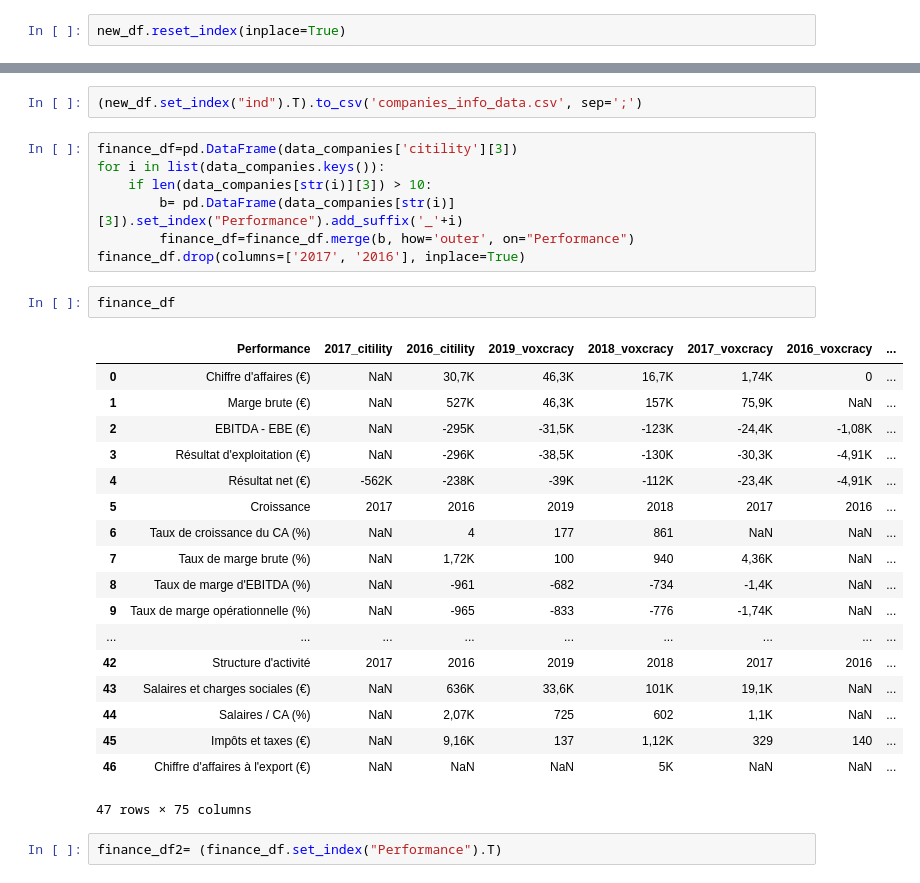
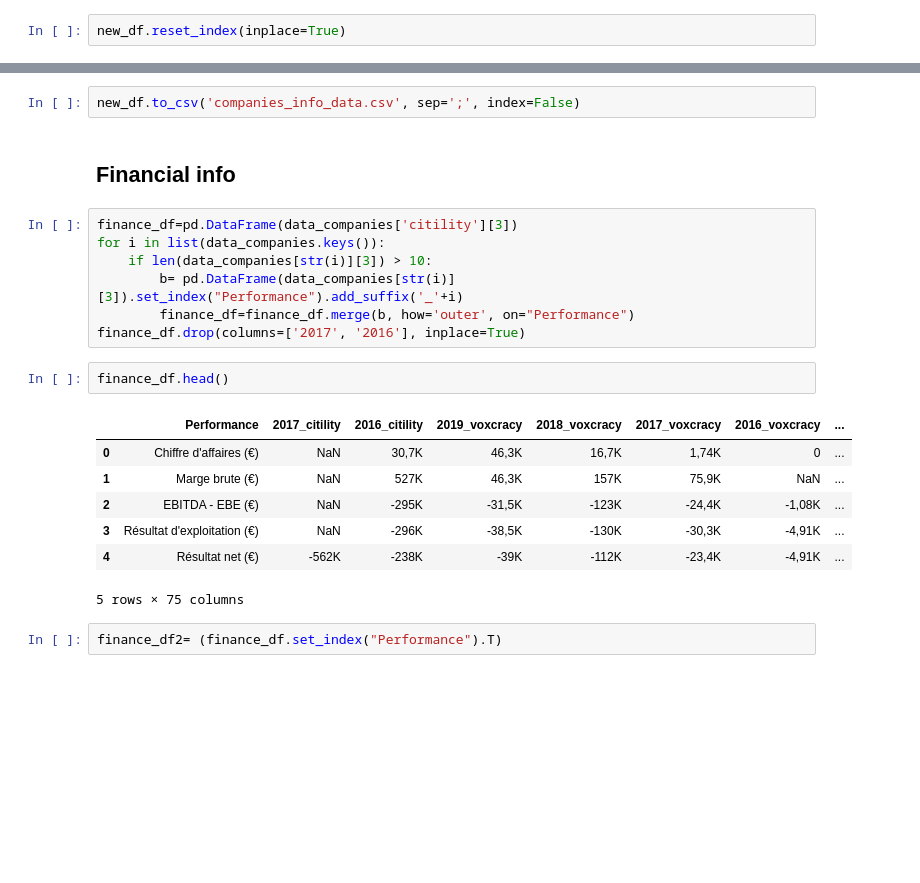
Before and after one commit to tatdef/IH_final_project, a Jupyter notebook: scraping_organizations/companies_data_scraping_1.ipynb, the cells around one changed output, grey strips where cells are left out. Drawn from its saved outputs; the diff is of its cells as text; blank space fills up the shorter version.

Commit message:
tables_to_sql file amendments

```diff
--- a/scraping_organizations/companies_data_scraping_1.ipynb
+++ b/scraping_organizations/companies_data_scraping_1.ipynb
@@ -228,5 +203,7 @@ new_df.T
 # %%
-(new_df.set_index("ind").T).to_csv('companies_info_data.csv', sep=';')
+new_df.to_csv('companies_info_data.csv', sep=';', index=False)
+# %% [markdown]
+## Financial info
 # %%
 finance_df=pd.DataFrame(data_companies['citility'][3])
 for i in list(data_companies.keys()):
@@ -235,26 +212,15 @@ for i in list(data_companies.keys()):
         finance_df=finance_df.merge(b, how='outer', on="Performance")
 finance_df.drop(columns=['2017', '2016'], inplace=True)
 # %%
-finance_df
+finance_df.head()
 # %% [output]
 |  | Performance | 2017_citility | 2016_citility | 2019_voxcracy | 2018_voxcracy | 2017_voxcracy | 2016_voxcracy | ... |
 | 0 | Chiffre d'affaires (€) | NaN | 30,7K | 46,3K | 16,7K | 1,74K | 0 | ... |
 | 1 | Marge brute (€) | NaN | 527K | 46,3K | 157K | 75,9K | NaN | ... |
 | 2 | EBITDA - EBE (€) | NaN | -295K | -31,5K | -123K | -24,4K | -1,08K | ... |
 | 3 | Résultat d'exploitation (€) | NaN | -296K | -38,5K | -130K | -30,3K | -4,91K | ... |
 | 4 | Résultat net (€) | -562K | -238K | -39K | -112K | -23,4K | -4,91K | ... |
-| 5 | Croissance | 2017 | 2016 | 2019 | 2018 | 2017 | 2016 | ... |
-| 6 | Taux de croissance du CA (%) | NaN | 4 | 177 | 861 | NaN | NaN | ... |
-| 7 | Taux de marge brute (%) | NaN | 1,72K | 100 | 940 | 4,36K | NaN | ... |
-| 8 | Taux de marge d'EBITDA (%) | NaN | -961 | -682 | -734 | -1,4K | NaN | ... |
-| 9 | Taux de marge opérationnelle (%) | NaN | -965 | -833 | -776 | -1,74K | NaN | ... |
-| ... | ... | ... | ... | ... | ... | ... | ... | ... |
-| 42 | Structure d'activité | 2017 | 2016 | 2019 | 2018 | 2017 | 2016 | ... |
-| 43 | Salaires et charges sociales (€) | NaN | 636K | 33,6K | 101K | 19,1K | NaN | ... |
-| 44 | Salaires / CA (%) | NaN | 2,07K | 725 | 602 | 1,1K | NaN | ... |
-| 45 | Impôts et taxes (€) | NaN | 9,16K | 137 | 1,12K | 329 | 140 | ... |
-| 46 | Chiffre d'affaires à l'export (€) | NaN | NaN | NaN | 5K | NaN | NaN | ... |
-47 rows × 75 columns
+5 rows × 75 columns
 # %%
 finance_df2= (finance_df.set_index("Performance").T)
 # %%
```
Also changed, not shown: parts of 20 cells of this notebook, 10 other files.
